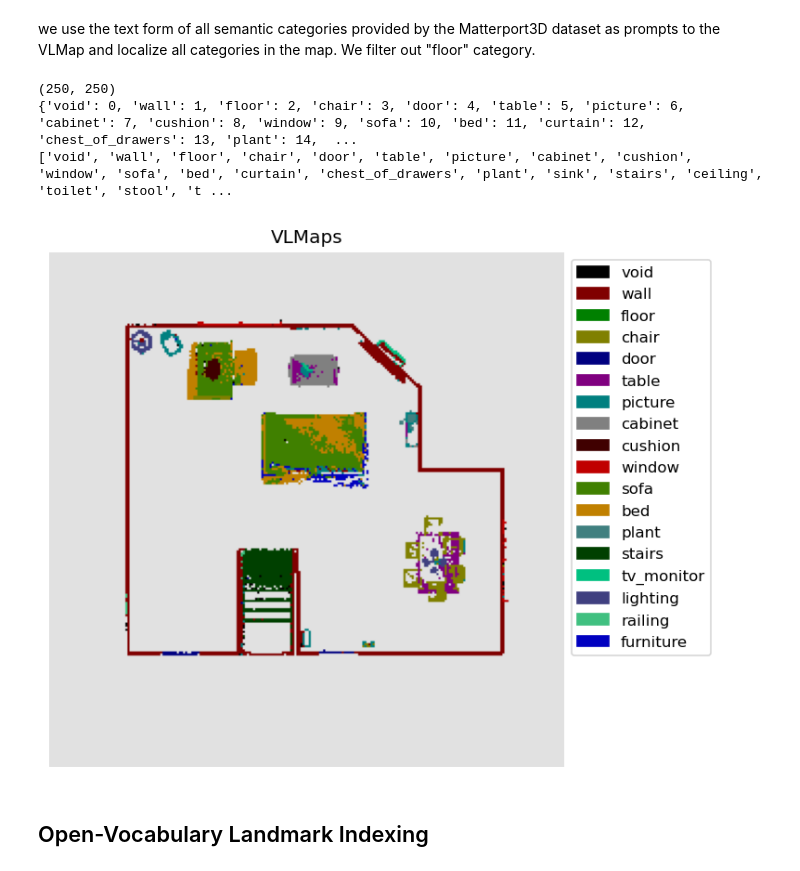
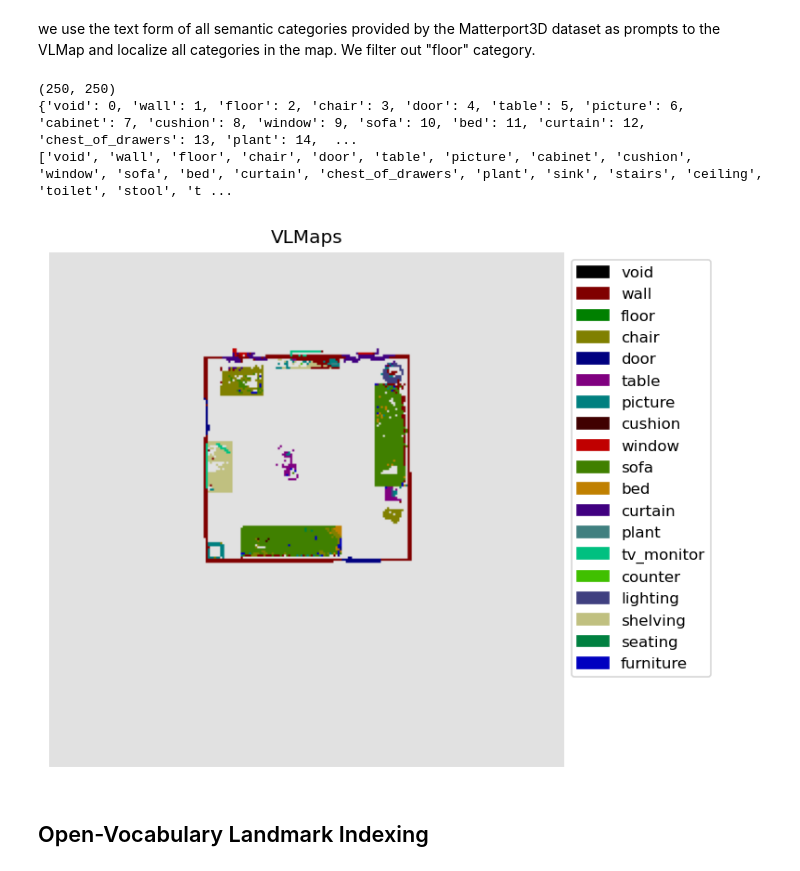
Before and after one commit to laksh-nanwani/vlmaps-lab, a Jupyter notebook: demo _ai2thor.ipynb, the cells around one changed output. Saved outputs shown, nothing was run; the diff lists cells and outputs as text; code cells hidden in the pictures.

```diff
--- a/demo _ai2thor.ipynb
+++ b/demo _ai2thor.ipynb
@@ -545,0 +541,4 @@ data_dir
+# %%
+# folders = ["FloorPlan203", FloorPlan207, FloorPlan212, FloorPlan216, FloorPlan217, FloorPlan225, FloorPlan226]
+data_dir = os.path.join(lseg_data_root, "ai2thor", "FloorPlan225")
+data_dir
@@ -636,35 +637,35 @@ scores_list = map_feats @ text_feats.T
 predicts = np.argmax(scores_list, axis=1)
 # predicts = predicts.reshape((xmax - xmin + 1, ymax - ymin + 1))
 predicts = predicts.reshape((gs, gs))
 floor_mask = predicts == 2
 
 labels_dict = {lang[i]:i for i in range(len(lang))}
 print(labels_dict)
 print(lang)
 
 with open(os.path.join(map_save_dir, "labels_dict.json"), "w") as file:
     json.dump(labels_dict, file)
 
-np.save(os.path.join(map_save_dir, "semantic_map.npy"), predicts)
+np.save(os.path.join(map_save_dir, "semantic.npy"), predicts)
 
 new_pallete = get_new_pallete(len(lang))
 mask, patches = get_new_mask_pallete(predicts, new_pallete, out_label_flag=True, labels=lang)
 seg = mask.convert("RGBA")
 seg = np.array(seg)
 seg[no_map_mask] = [225, 225, 225, 255]
 seg[floor_mask] = [225, 225, 225, 255]
 seg = Image.fromarray(seg)
 plt.figure(figsize=(10, 6), dpi=120)
 plt.legend(handles=patches, loc='upper left', bbox_to_anchor=(1., 1), prop={'size': 10})
 plt.axis('off')
 plt.title("VLMaps")
 plt.imshow(seg)
 plt.show()
 # %% [output]
 (250, 250)
 {'void': 0, 'wall': 1, 'floor': 2, 'chair': 3, 'door': 4, 'table': 5, 'picture': 6, 'cabinet': 7, 'cushion': 8, 'window': 9, 'sofa': 10, 'bed': 11, 'curtain': 12, 'chest_of_drawers': 13, 'plant': 14,  ...
 ['void', 'wall', 'floor', 'chair', 'door', 'table', 'picture', 'cabinet', 'cushion', 'window', 'sofa', 'bed', 'curtain', 'chest_of_drawers', 'plant', 'sink', 'stairs', 'ceiling', 'toilet', 'stool', 't ...
-[figure, old version]
+[figure, new version]
 # %% [markdown]
 ## Open-Vocabulary Landmark Indexing
 # %% [markdown]
```
Also changed, not shown: parts of 7 cells of this notebook, 1 other file.
